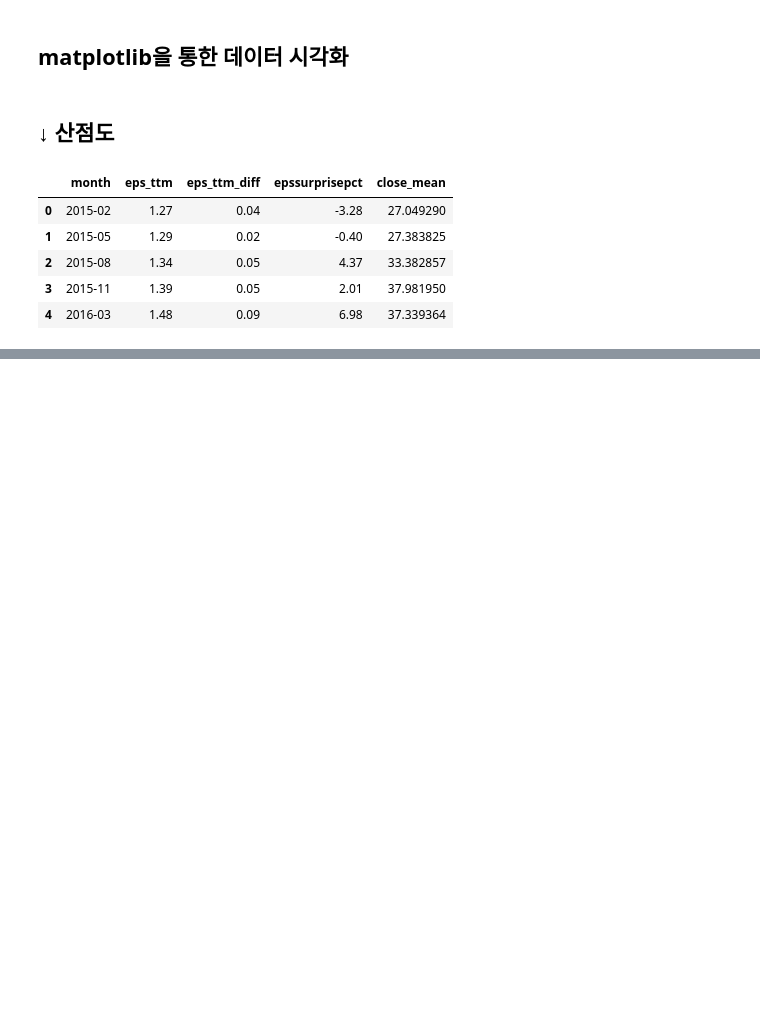
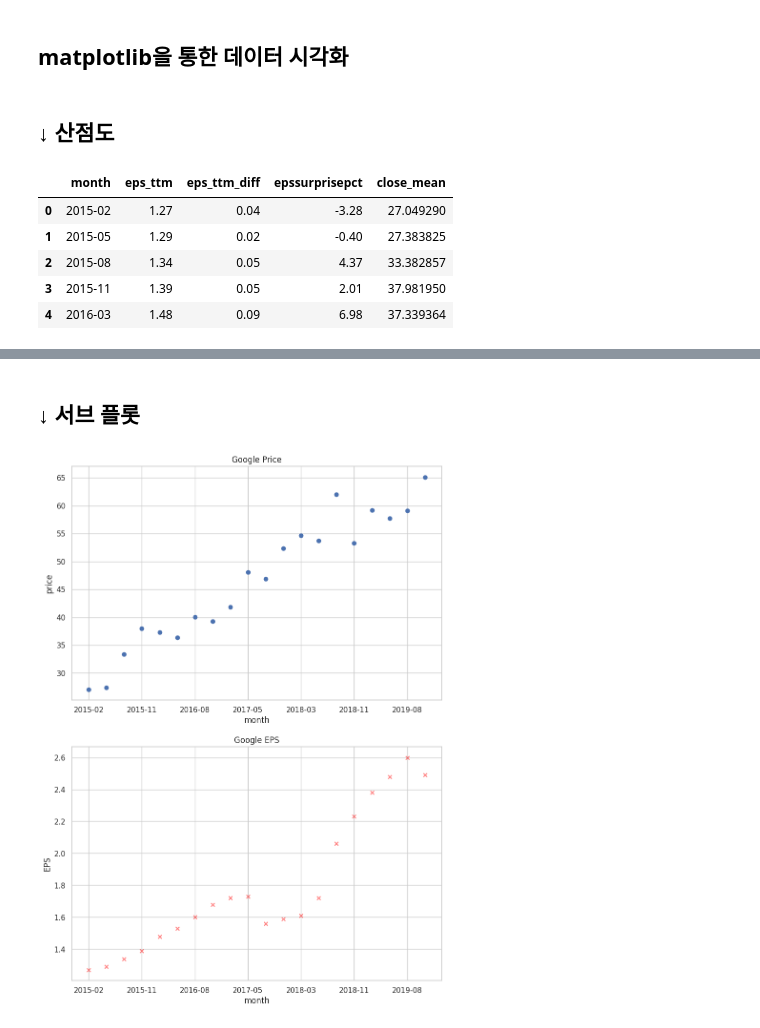
Before and after one commit to hajju0617/Data-Analysis-Study, a Jupyter notebook: python_data_processing_and_visualization.ipynb, the cells around one changed output, grey strips where cells are left out. Drawn from its saved outputs; the diff is of its cells as text; code cells hidden in the pictures; blank space fills up the shorter version.

```diff
--- a/python_data_processing_and_visualization.ipynb
+++ b/python_data_processing_and_visualization.ipynb
@@ -1085,0 +1104,17 @@ plt.show()
+# %% [markdown]
+## ↓ 서브 플롯
+# %%
+# 2행 1열 (세로로)
+fig, (ax1, ax2) = plt.subplots(nrows=2, ncols=1, figsize=(10, 14))
+# axes1 객체 설정.
+ax1.scatter(price_earning["month"], price_earning["close_mean"])
+ax1.set(xlabel='month', ylabel='price', title='Google Price')
+ax1.set_xticks(price_earning["month"][np.arange(0, len(price_earning), step=3)])
+# axes2 객체 설정.
+ax2.scatter(price_earning["month"], price_earning["eps_ttm"],
+           s=30, c="red", marker="x", alpha=0.5)
+ax2.set(xlabel='month', ylabel='EPS', title='Google EPS')
+ax2.set_xticks(price_earning["month"][np.arange(0, len(price_earning), step=3)])
+plt.show()
+# %% [output]
+[figure, added]
```
Also changed, not shown: parts of 25 cells of this notebook.
